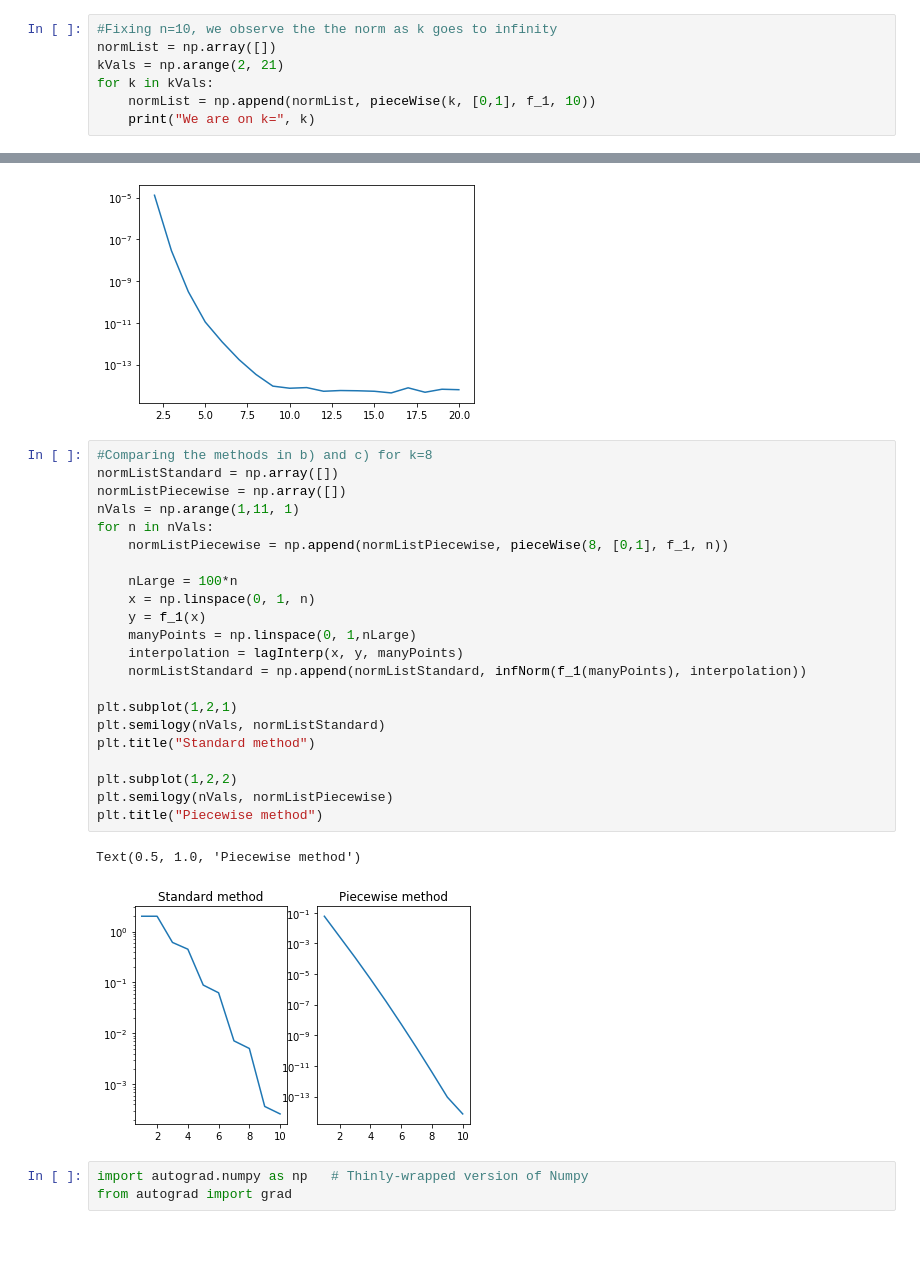
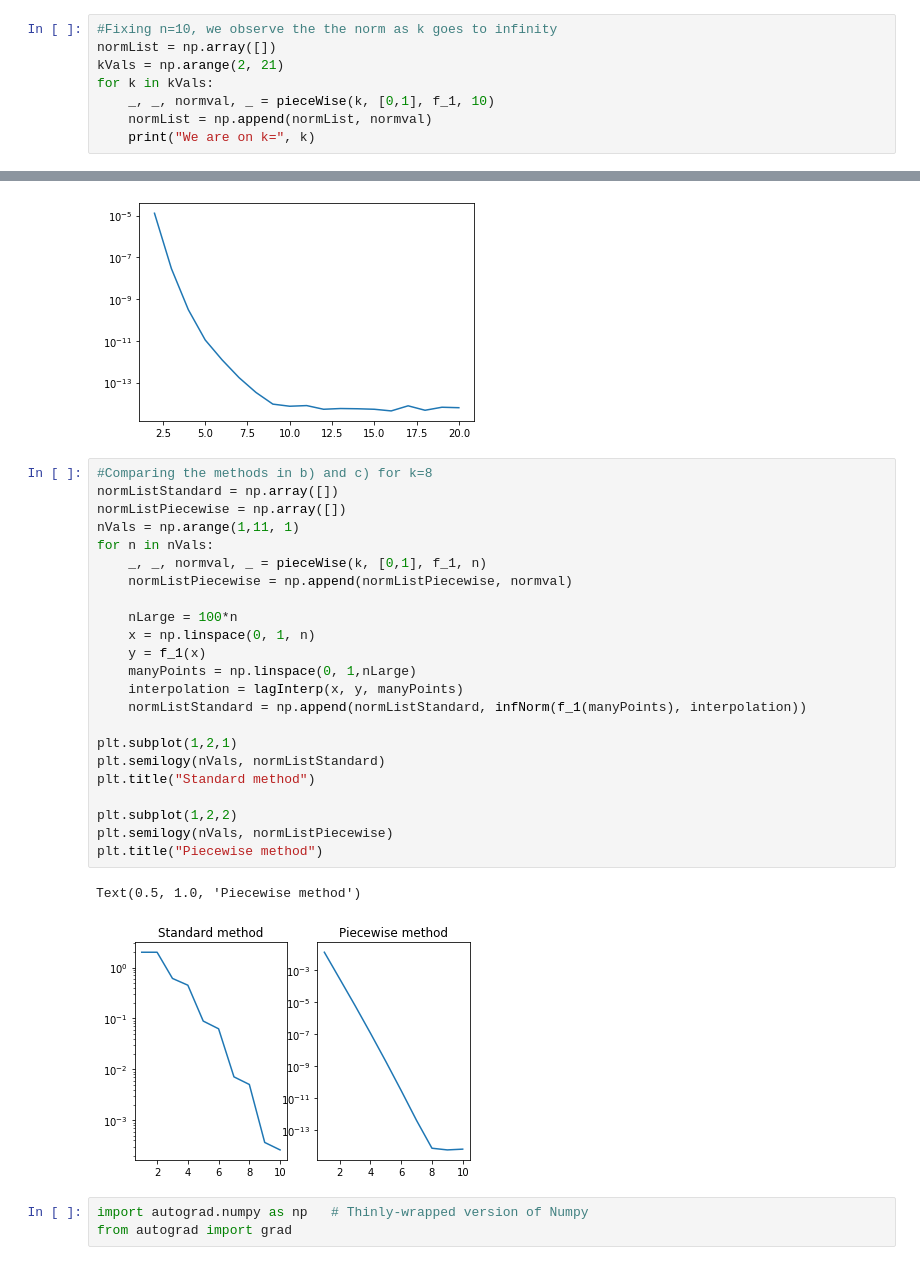
Before and after one commit to mjdioli/ma2501, a Jupyter notebook: Newer version.ipynb, the cells around one changed output, grey strips where cells are left out. Cells and saved outputs as stored; diff of their text form.

```diff
--- a/Newer version.ipynb
+++ b/Newer version.ipynb
@@ -272,7 +272,8 @@ plt.semilogy(n_vals, infList, 'r', n_vals, twoList, 'b')
 normList = np.array([])
 kVals = np.arange(2, 21)
 for k in kVals:
-    normList = np.append(normList, pieceWise(k, [0,1], f_1, 10))
+    _, _, normval, _ = pieceWise(k, [0,1], f_1, 10)
+    normList = np.append(normList, normval)
     print("We are on k=", k)
 # %% [output]
 We are on k= 2
@@ -302,28 +303,29 @@ plt.semilogy(kVals, normList)
 # %%
 #Comparing the methods in b) and c) for k=8
 normListStandard = np.array([])
 normListPiecewise = np.array([])
 nVals = np.arange(1,11, 1)
 for n in nVals:
-    normListPiecewise = np.append(normListPiecewise, pieceWise(8, [0,1], f_1, n))
+    _, _, normval, _ = pieceWise(k, [0,1], f_1, n)
+    normListPiecewise = np.append(normListPiecewise, normval)
 
     nLarge = 100*n
     x = np.linspace(0, 1, n)
     y = f_1(x)
     manyPoints = np.linspace(0, 1,nLarge)
     interpolation = lagInterp(x, y, manyPoints)
     normListStandard = np.append(normListStandard, infNorm(f_1(manyPoints), interpolation))
 
 plt.subplot(1,2,1)
 plt.semilogy(nVals, normListStandard)
 plt.title("Standard method")
 
 plt.subplot(1,2,2)
 plt.semilogy(nVals, normListPiecewise)
 plt.title("Piecewise method")
 # %% [output]
 Text(0.5, 1.0, 'Piecewise method')
-[figure, old version]
+[figure, new version]
 # %%
 import autograd.numpy as np   # Thinly-wrapped version of Numpy
 from autograd import grad
```
Also changed, not shown: parts of 20 cells of this notebook.
